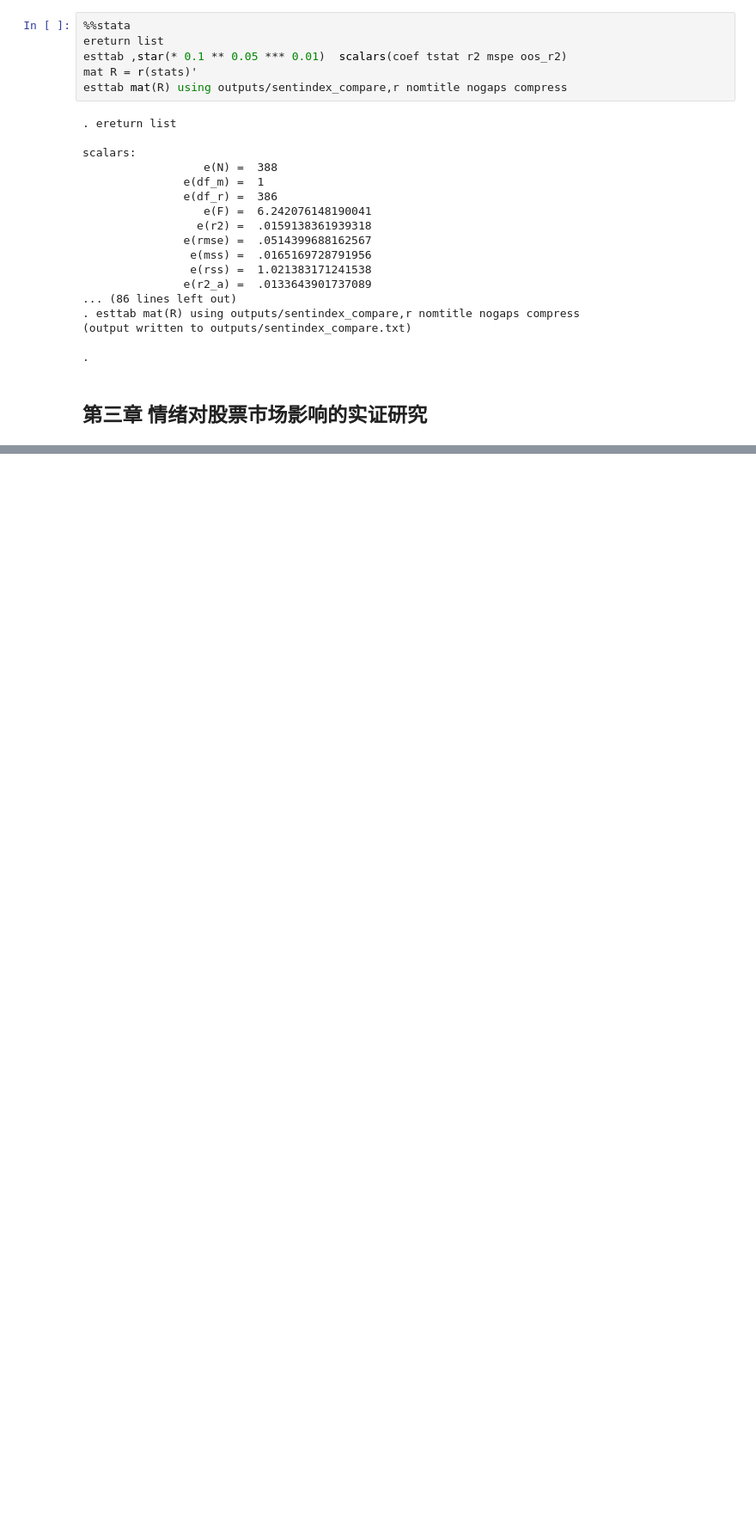
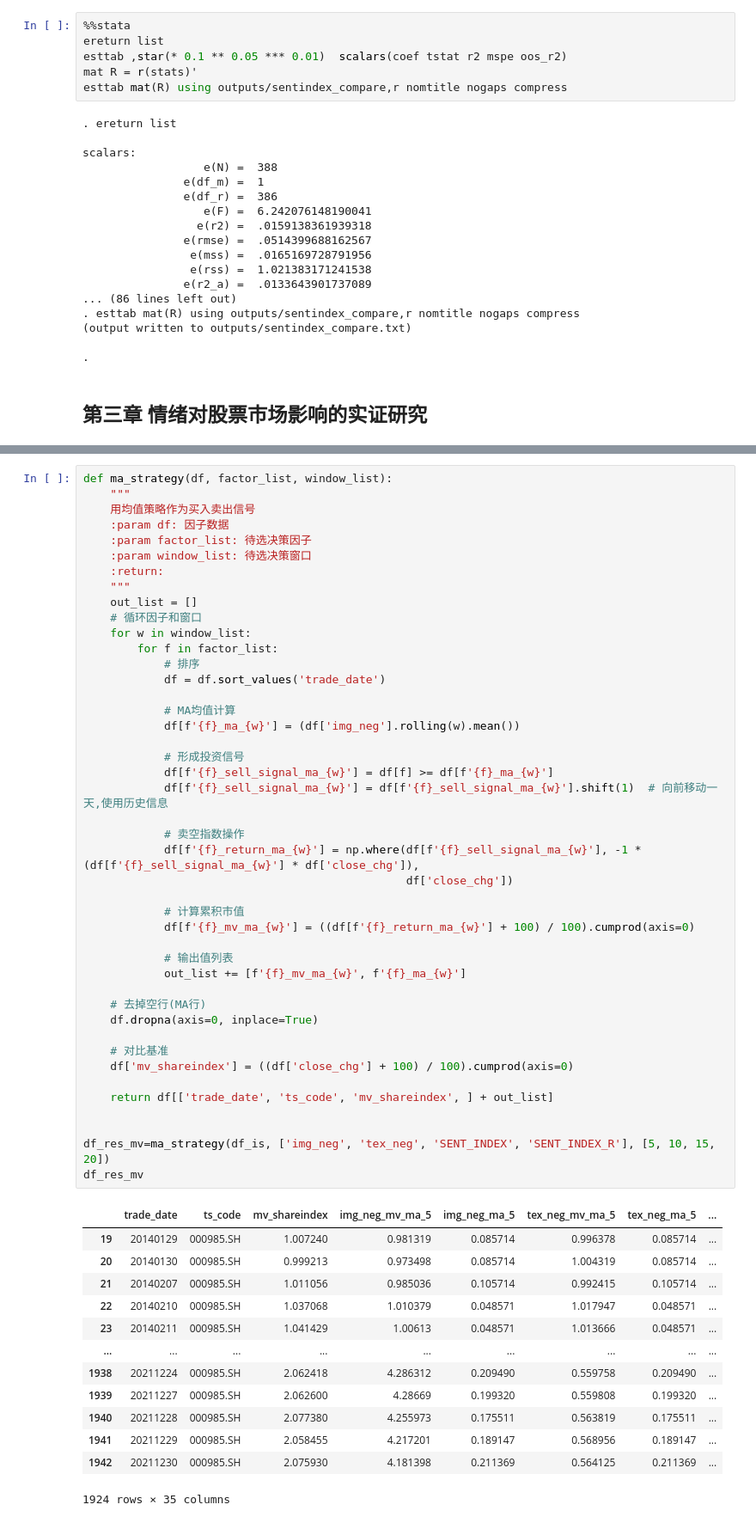
Before and after one commit to Colin-Bao/Investor-Sentiment-Min, a Jupyter notebook: Notebooks/IS-Commit-Min.ipynb, the cells around one changed output, grey strips where cells are left out. Shown at 86% size. Drawn from its saved outputs; the diff is of its cells as text; blank space fills up the shorter version.

```diff
--- a/Notebooks/IS-Commit-Min.ipynb
+++ b/Notebooks/IS-Commit-Min.ipynb
@@ -357,0 +516,58 @@ t statistics in parentheses
+# %%
+def ma_strategy(df, factor_list, window_list):
+    """
+    用均值策略作为买入卖出信号
+    :param df: 因子数据
+    :param factor_list: 待选决策因子
+    :param window_list: 待选决策窗口
+    :return:
+    """
+    out_list = []
+    # 循环因子和窗口
+    for w in window_list:
+        for f in factor_list:
+            # 排序
+            df = df.sort_values('trade_date')
+
+            # MA均值计算
+            df[f'{f}_ma_{w}'] = (df['img_neg'].rolling(w).mean())
+
+            # 形成投资信号
+            df[f'{f}_sell_signal_ma_{w}'] = df[f] >= df[f'{f}_ma_{w}']
+            df[f'{f}_sell_signal_ma_{w}'] = df[f'{f}_sell_signal_ma_{w}'].shift(1)  # 向前移动一天,使用历史信息
+
+            # 卖空指数操作
+            df[f'{f}_return_ma_{w}'] = np.where(df[f'{f}_sell_signal_ma_{w}'], -1 * (df[f'{f}_sell_signal_ma_{w}'] * df['close_chg']),
+                                                df['close_chg'])
+
+            # 计算累积市值
+            df[f'{f}_mv_ma_{w}'] = ((df[f'{f}_return_ma_{w}'] + 100) / 100).cumprod(axis=0)
+
+            # 输出值列表
+            out_list += [f'{f}_mv_ma_{w}', f'{f}_ma_{w}']
+
+    # 去掉空行(MA行)
+    df.dropna(axis=0, inplace=True)
+
+    # 对比基准
+    df['mv_shareindex'] = ((df['close_chg'] + 100) / 100).cumprod(axis=0)
+
+    return df[['trade_date', 'ts_code', 'mv_shareindex', ] + out_list]
+
+
+df_res_mv=ma_strategy(df_is, ['img_neg', 'tex_neg', 'SENT_INDEX', 'SENT_INDEX_R'], [5, 10, 15, 20])
+df_res_mv
+# %% [output]
+|  | trade_date | ts_code | mv_shareindex | img_neg_mv_ma_5 | img_neg_ma_5 | tex_neg_mv_ma_5 | tex_neg_ma_5 | ... |
+| 19 | 20140129 | 000985.SH | 1.007240 | 0.981319 | 0.085714 | 0.996378 | 0.085714 | ... |
+| 20 | 20140130 | 000985.SH | 0.999213 | 0.973498 | 0.085714 | 1.004319 | 0.085714 | ... |
+| 21 | 20140207 | 000985.SH | 1.011056 | 0.985036 | 0.105714 | 0.992415 | 0.105714 | ... |
+| 22 | 20140210 | 000985.SH | 1.037068 | 1.010379 | 0.048571 | 1.017947 | 0.048571 | ... |
+| 23 | 20140211 | 000985.SH | 1.041429 | 1.00613 | 0.048571 | 1.013666 | 0.048571 | ... |
+| ... | ... | ... | ... | ... | ... | ... | ... | ... |
+| 1938 | 20211224 | 000985.SH | 2.062418 | 4.286312 | 0.209490 | 0.559758 | 0.209490 | ... |
+| 1939 | 20211227 | 000985.SH | 2.062600 | 4.28669 | 0.199320 | 0.559808 | 0.199320 | ... |
+| 1940 | 20211228 | 000985.SH | 2.077380 | 4.255973 | 0.175511 | 0.563819 | 0.175511 | ... |
+| 1941 | 20211229 | 000985.SH | 2.058455 | 4.217201 | 0.189147 | 0.568956 | 0.189147 | ... |
+| 1942 | 20211230 | 000985.SH | 2.075930 | 4.181398 | 0.211369 | 0.564125 | 0.211369 | ... |
+1924 rows × 35 columns
```
Also changed, not shown: parts of 22 cells of this notebook, 6 other files.
